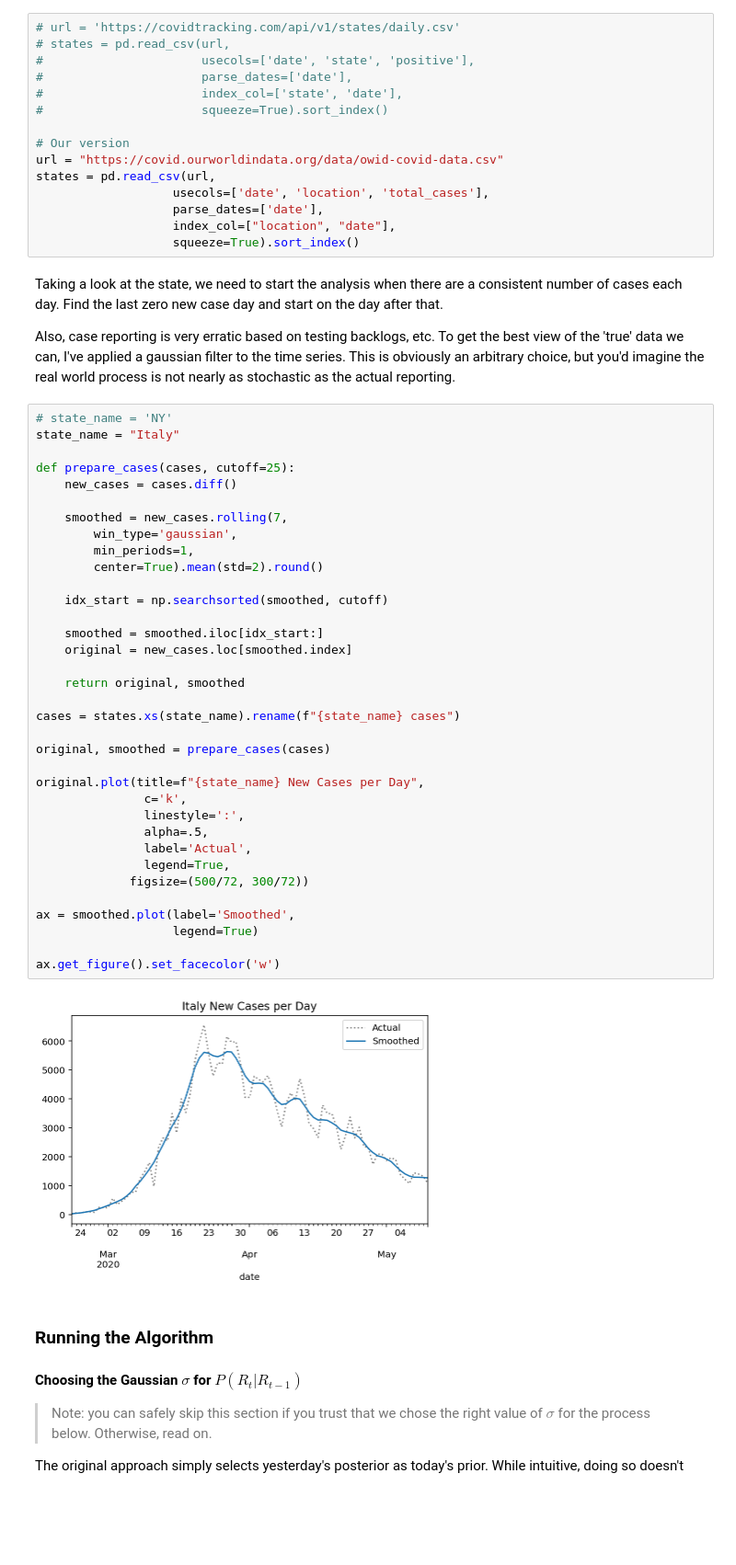
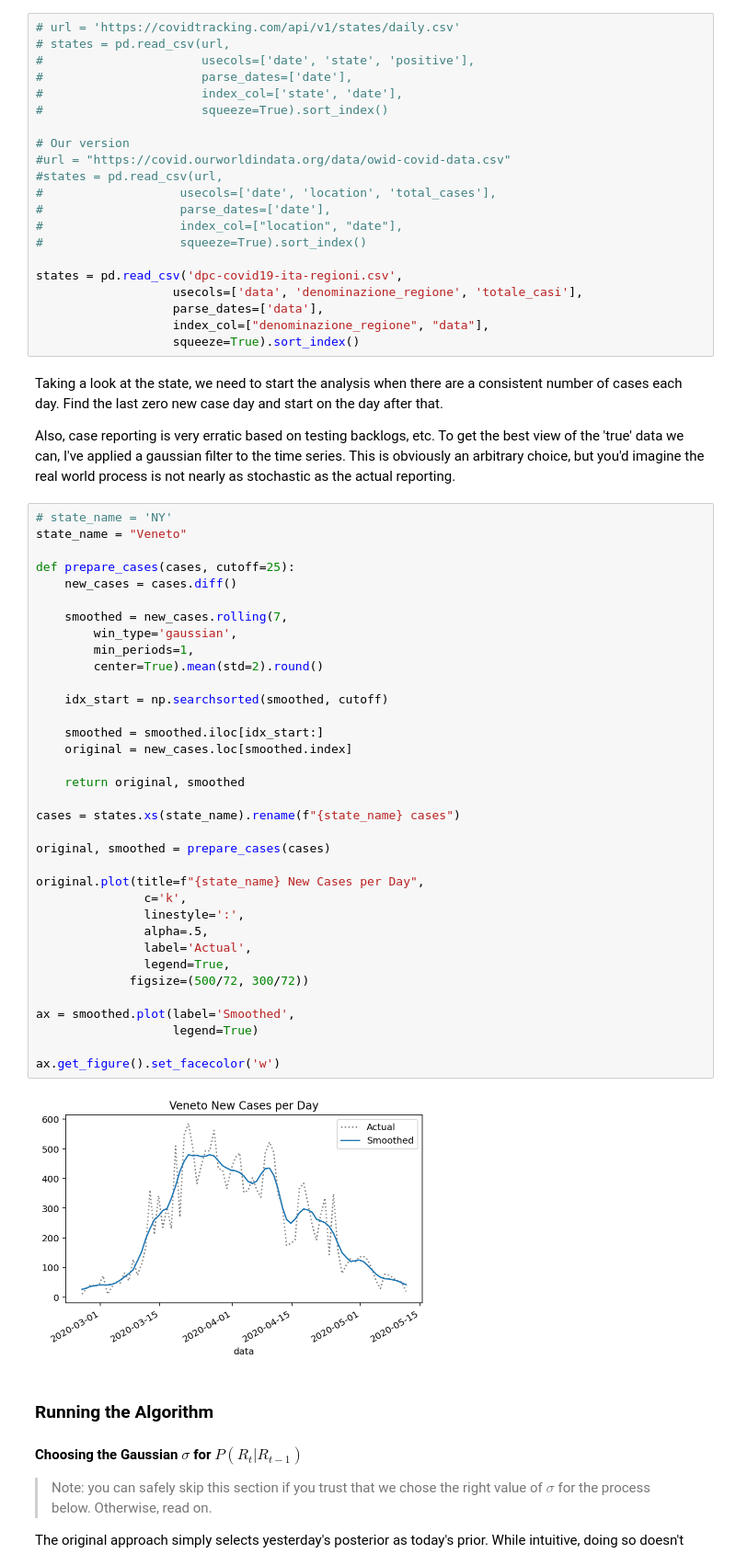
Before and after one commit to yamatteo/jupyter, a Jupyter notebook: Realtime R0.ipynb, the cells around one changed output. Shown at 92% size. Saved outputs shown, nothing was run; the diff lists cells and outputs as text; blank space fills up the shorter version.

```diff
--- a/Realtime R0.ipynb
+++ b/Realtime R0.ipynb
@@ -293,11 +293,17 @@ Load US state case data from CovidTracking.com
 #                      squeeze=True).sort_index()
 
 # Our version
-url = "https://covid.ourworldindata.org/data/owid-covid-data.csv"
-states = pd.read_csv(url,
-                   usecols=['date', 'location', 'total_cases'],
-                   parse_dates=['date'],
-                   index_col=["location", "date"],
+#url = "https://covid.ourworldindata.org/data/owid-covid-data.csv"
+#states = pd.read_csv(url,
+#                   usecols=['date', 'location', 'total_cases'],
+#                   parse_dates=['date'],
+#                   index_col=["location", "date"],
+#                   squeeze=True).sort_index()
+
+states = pd.read_csv('dpc-covid19-ita-regioni.csv',
+                   usecols=['data', 'denominazione_regione', 'totale_casi'],
+                   parse_dates=['data'],
+                   index_col=["denominazione_regione", "data"],
                    squeeze=True).sort_index()
 # %% [markdown]
 Taking a look at the state, we need to start the analysis when there are a consistent number of cases each day. Find the last zero new case day and start on the day after that.
@@ -305,41 +311,41 @@ Taking a look at the state, we need to start the analysis when there are a consi
 Also, case reporting is very erratic based on testing backlogs, etc. To get the best view of the 'true' data we can, I've applied a gaussian filter to the time series. This is obviously an arbitrary choice, but you'd imagine the real world process is not nearly as stochastic as the actual reporting.
 # %%
 # state_name = 'NY'
-state_name = "Italy"
+state_name = "Veneto"
 
 def prepare_cases(cases, cutoff=25):
     new_cases = cases.diff()
 
     smoothed = new_cases.rolling(7,
         win_type='gaussian',
         min_periods=1,
         center=True).mean(std=2).round()
 
     idx_start = np.searchsorted(smoothed, cutoff)
 
     smoothed = smoothed.iloc[idx_start:]
     original = new_cases.loc[smoothed.index]
 
     return original, smoothed
 
 cases = states.xs(state_name).rename(f"{state_name} cases")
 
 original, smoothed = prepare_cases(cases)
 
 original.plot(title=f"{state_name} New Cases per Day",
                c='k',
                linestyle=':',
                alpha=.5,
                label='Actual',
                legend=True,
              figsize=(500/72, 300/72))
 
 ax = smoothed.plot(label='Smoothed',
                    legend=True)
 
 ax.get_figure().set_facecolor('w')
 # %% [output]
-[figure, old version]
+[figure, new version]
 # %% [markdown]
 ### Running the Algorithm
 
```
Also changed, not shown: parts of 7 cells of this notebook.
